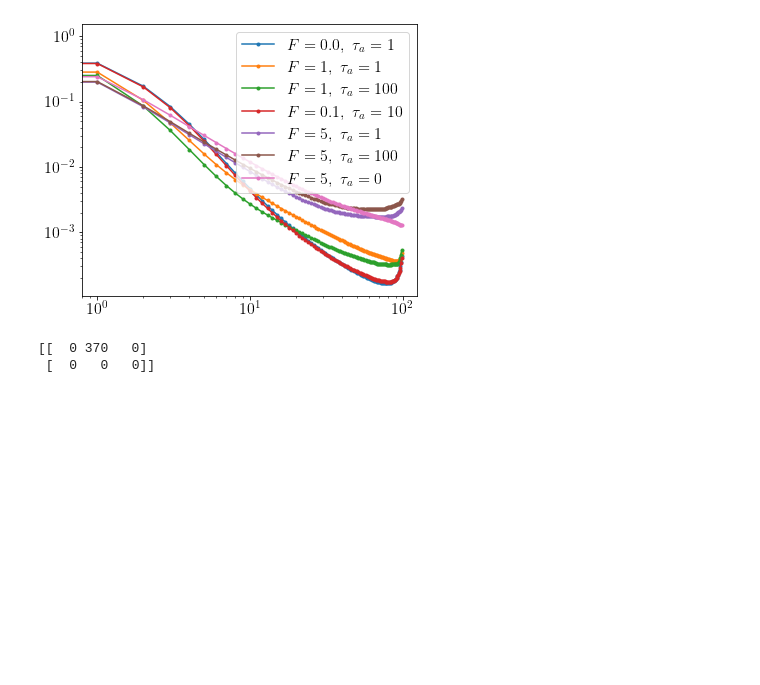
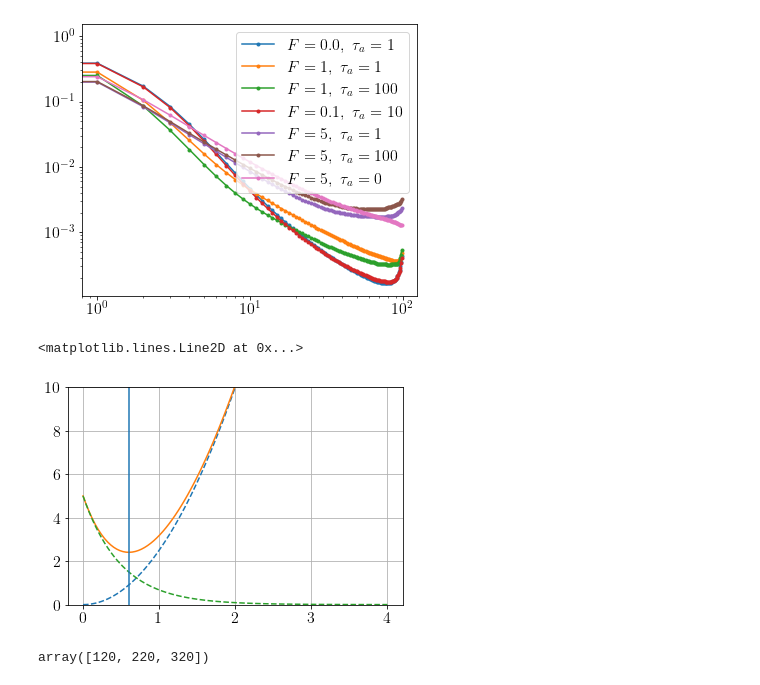
Before and after one commit to s-brahmachari/Active-noise-simulations, a Jupyter notebook: analysis_codes/plot_hic.ipynb, the cells around one changed output. Cells and saved outputs as stored; diff of their text form; code cells hidden in the pictures; blank space fills up the shorter version.

```diff
--- a/analysis_codes/plot_hic.ipynb
+++ b/analysis_codes/plot_hic.ipynb
@@ -162,15 +160,20 @@ analyze_traj_SAC_exp_T200.0_F5.0_Ta100.0_Esoft4.0_R020.0_G1200_blocksize100_kb10
 analyze_traj_SAC_exp_T200.0_F5.0_Ta0.1_Esoft4.0_R020.0_G1200_blocksize100_kb10.0_dt0.001_kr30.0_rep1_HiC.npy
 <matplotlib.legend.Legend at 0x...>
 [figure]
-# %%
-import numpy as np
-a=[12,4,23,12,412,4,1,2,5,2,12,5]
-b=[12,4,23,12,42,4,1,2,5,2,12,5]
-
-d1=np.array(a).reshape(2,2,3)
-d2=np.array(b).reshape(2,2,3)
-
-print(d1[:,1,:]-d2[:,1,:])
-# %% [output]
-[[  0 370   0]
- [  0   0   0]]
+# %%
+r=np.linspace(0,4,100)
+plt.plot(r,0.5*5*r**2,'--')
+plt.plot(r,0.5*5*(r)**2+5*np.exp(-2*r))
+plt.plot(r,5*np.exp(-2*r),'--')
+plt.grid(True)
+plt.ylim(0,10)
+plt.axvline(0.6)
+# %% [output]
+<matplotlib.lines.Line2D at 0x...>
+[figure, added]
+# %%
+import numpy as np
+T=120
+np.arange(int(T),int(T)+300,100)
+# %% [output]
+array([120, 220, 320])
```
Also changed, not shown: parts of 1 cell of this notebook, 7 other files.
